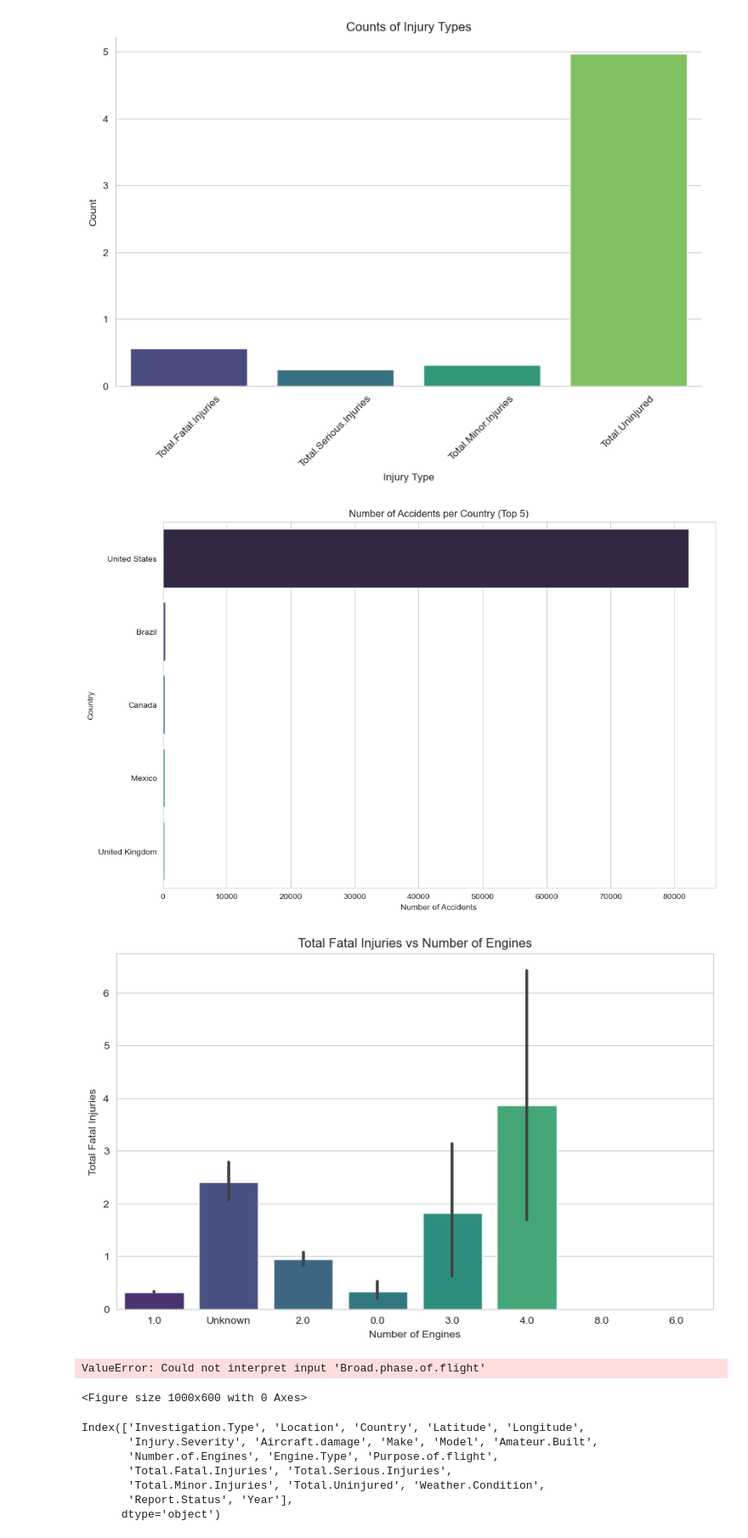
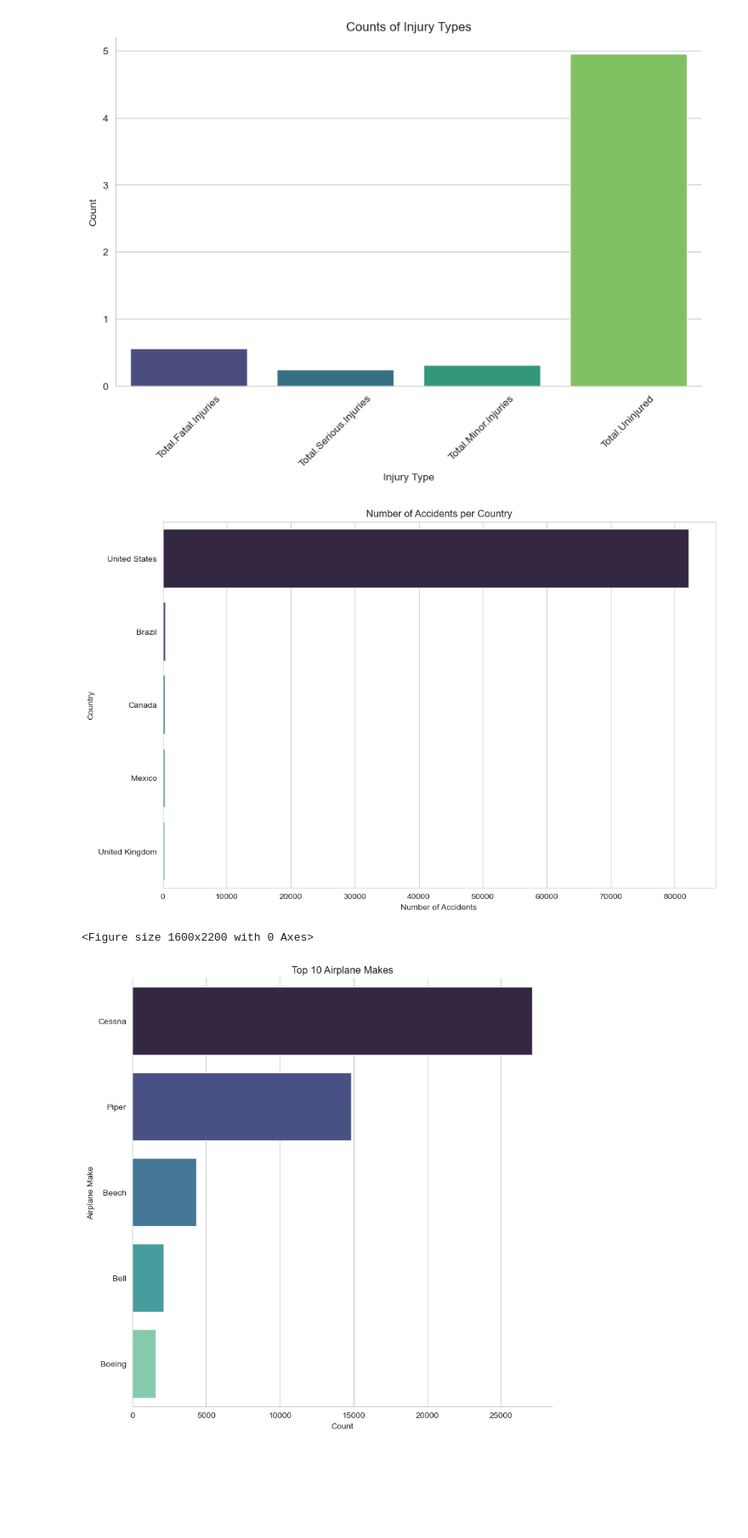
Before and after one commit to WinnyC3/aircraft-optimization-project, a Jupyter notebook: aeroplane.ipynb, the cells around one changed output. Shown: that part at 85% size. Drawn from its saved outputs; the diff is of its cells as text; code cells hidden in the pictures; blank space fills up the shorter version.

```diff
--- a/aeroplane.ipynb
+++ b/aeroplane.ipynb
@@ -345,7 +371,7 @@ plt.show()
 [figure]
 # %%
 # Get number of accidents per country
-accidents_per_country = aviation_df['Country'].value_counts().head(5)  # Select top 5 countries
+accidents_per_country = aviation_df['Country'].value_counts().head(5)
 
 # Create a figure and axis object
 f = plt.figure(figsize=(12, 8))
@@ -353,43 +379,27 @@ ax = f.add_subplot(111)
 
 # Create the count plot using seaborn
 sns.barplot(y=accidents_per_country.index, x=accidents_per_country.values, palette='mako', ax=ax)
-ax.set_title('Number of Accidents per Country (Top 5)')
+ax.set_title('Number of Accidents per Country')
 ax.set_xlabel('Number of Accidents')
 ax.set_ylabel('Country')
 
 plt.show()
 # %% [output]
-[figure, old version]
+[figure, new version]
-# %%
-# Create a bar plot using seaborn
-plt.figure(figsize=(10, 6))
-sns.barplot(x='Number.of.Engines', y='Total.Fatal.Injuries', data=aviation_df, palette='viridis')
-plt.title('Total Fatal Injuries vs Number of Engines')
-plt.xlabel('Number of Engines')
-plt.ylabel('Total Fatal Injuries')
-plt.show()
-# %% [output]
-[figure, removed]
-# %%
-# Create a bar plot using seaborn
-plt.figure(figsize=(10, 6))
-sns.barplot(x='Broad.phase.of.flight', y='Total.Fatal.Injuries', data=aviation_df, palette='viridis')
-
-plt.title('Broad Phase of Flight vs Total Fatal Injuries')
-plt.xlabel('Broad Phase of Flight')
-plt.ylabel('Total Fatal Injuries')
-plt.xticks(rotation=45)
-plt.show()
-# %% [output]
-ValueError: Could not interpret input 'Broad.phase.of.flight'
-<Figure size 1000x600 with 0 Axes>
-# %%
-aviation_df.columns
-# %% [output]
-Index(['Investigation.Type', 'Location', 'Country', 'Latitude', 'Longitude',
-       'Injury.Severity', 'Aircraft.damage', 'Make', 'Model', 'Amateur.Built',
-       'Number.of.Engines', 'Engine.Type', 'Purpose.of.flight',
-       'Total.Fatal.Injuries', 'Total.Serious.Injuries',
-       'Total.Minor.Injuries', 'Total.Uninjured', 'Weather.Condition',
-       'Report.Status', 'Year'],
-      dtype='object')
+# %%
+#graph showing top 10 most used aeroplane models
+# Get the top 10 most frequent makes
+top_10_makes = aviation_df['Make'].value_counts().head(5).index
+
+# Plotting using seaborn catplot
+plt.figure(figsize=(16, 22))
+sns.catplot(y='Make', data=aviation_df, kind="count", palette="mako",
+           order=top_10_makes, height=8)
+plt.title('Top 10 Airplane Makes')
+plt.ylabel('Airplane Make')
+plt.xlabel('Count')
+plt.tight_layout()
+plt.show()
+# %% [output]
+<Figure size 1600x2200 with 0 Axes>
+[figure, added]
```
Also changed, not shown: parts of 17 cells of this notebook, 1 other file.
